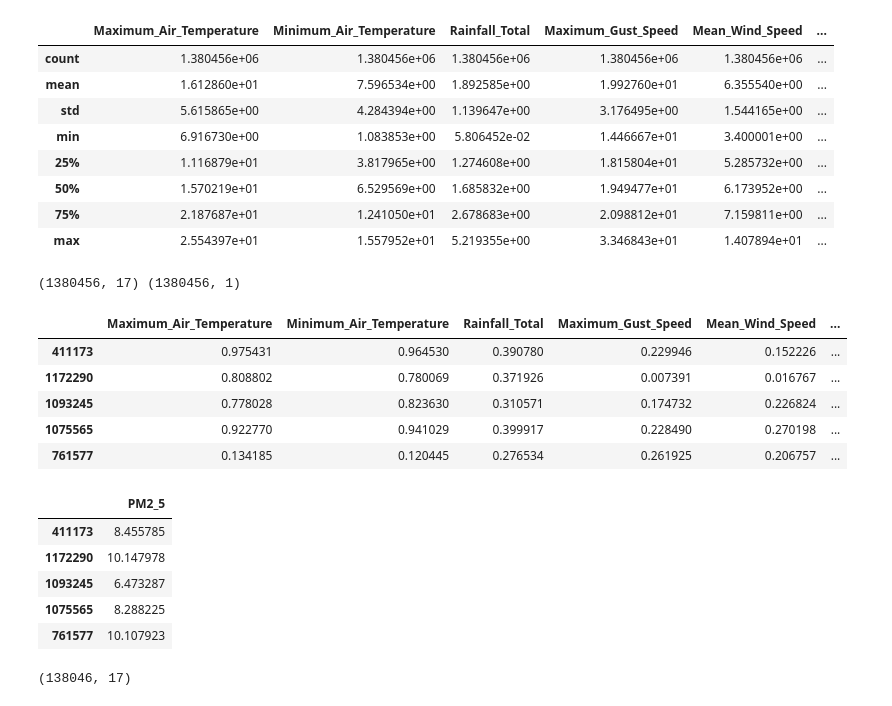
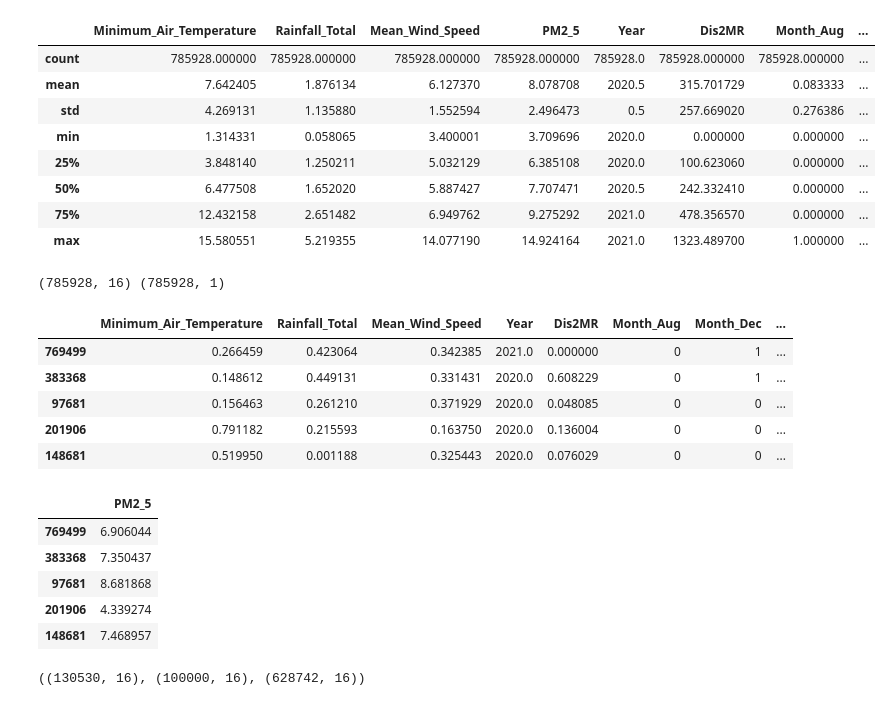
Before and after one commit to Amirbn73/Air-Pollution-Prediction-PM2.5, a Jupyter notebook: ANN_models.ipynb, the cells around one changed output. Drawn from its saved outputs; the diff is of its cells as text; code cells hidden in the pictures.

```diff
--- a/ANN_models.ipynb
+++ b/ANN_models.ipynb
@@ -124,5 +131,5 @@ class RBFLayer(Layer):
         base_config = super(RBFLayer, self).get_config()
         return dict(list(base_config.items()) + list(config.items()))
 # %%
-df = pd.read_csv('Final data.csv')
+dfTrain = pd.read_csv('trainData.csv')
 # %%
@@ -142,0 +159,2 @@ ds.head()
+# %%
+dfTrain.columns = dfTrain.columns.to_series().apply(lambda x: x.replace('Daily_', ''))
@@ -143,13 +163,13 @@ ds.head()
 # %%
 # Create dummy variables for the 'Month' column with drop_first=True
-df_dummies = pd.get_dummies(df['Month'], prefix='Month', drop_first=True)
+df_dummies = pd.get_dummies(dfTrain['Month'], prefix='Month', drop_first=True)
 
 # Concatenate the dummy variables with the original DataFrame
-df = pd.concat([df, df_dummies], axis=1)
+dfTrain = pd.concat([dfTrain, df_dummies], axis=1)
 
 # Drop the original 'Month' column since we now have dummy variables
-df = df.drop('Month', axis=1)
+dfTrain.drop('Month', axis=1, inplace = True)
 
-df.head()
+dfTrain.head()
 # %% [output]
 |  | Maximum_Air_Temperature | Minimum_Air_Temperature | Rainfall_Total | Maximum_Gust_Speed | Mean_Wind_Speed | ... |
@@ -179,2 +254,2 @@ ds.head()
 # %%
-# ds.drop(['Year', 'Month'], axis = 1, inplace = True)
+dfTrain.drop(['Maximum_Air_Temperature', 'Maximum_Gust_Speed'], axis = 1, inplace = True)
@@ -183,16 +260,16 @@ from sklearn.preprocessing import MinMaxScaler
 from sklearn.model_selection import KFold
 import keras
 # %%
-ds.describe()
+dfTrain.describe()
 # %% [output]
-|  | Maximum_Air_Temperature | Minimum_Air_Temperature | Rainfall_Total | Maximum_Gust_Speed | Mean_Wind_Speed | ... |
-| count | 1.380456e+06 | 1.380456e+06 | 1.380456e+06 | 1.380456e+06 | 1.380456e+06 | ... |
-| mean | 1.612860e+01 | 7.596534e+00 | 1.892585e+00 | 1.992760e+01 | 6.355540e+00 | ... |
-| std | 5.615865e+00 | 4.284394e+00 | 1.139647e+00 | 3.176495e+00 | 1.544165e+00 | ... |
-| min | 6.916730e+00 | 1.083853e+00 | 5.806452e-02 | 1.446667e+01 | 3.400001e+00 | ... |
-| 25% | 1.116879e+01 | 3.817965e+00 | 1.274608e+00 | 1.815804e+01 | 5.285732e+00 | ... |
-| 50% | 1.570219e+01 | 6.529569e+00 | 1.685832e+00 | 1.949477e+01 | 6.173952e+00 | ... |
-| 75% | 2.187687e+01 | 1.241050e+01 | 2.678683e+00 | 2.098812e+01 | 7.159811e+00 | ... |
-| max | 2.554397e+01 | 1.557952e+01 | 5.219355e+00 | 3.346843e+01 | 1.407894e+01 | ... |
+|  | Minimum_Air_Temperature | Rainfall_Total | Mean_Wind_Speed | PM2_5 | Year | Dis2MR | Month_Aug | ... |
+| count | 785928.000000 | 785928.000000 | 785928.000000 | 785928.000000 | 785928.0 | 785928.000000 | 785928.000000 | ... |
+| mean | 7.642405 | 1.876134 | 6.127370 | 8.078708 | 2020.5 | 315.701729 | 0.083333 | ... |
+| std | 4.269131 | 1.135880 | 1.552594 | 2.496473 | 0.5 | 257.669020 | 0.276386 | ... |
+| min | 1.314331 | 0.058065 | 3.400001 | 3.709696 | 2020.0 | 0.000000 | 0.000000 | ... |
+| 25% | 3.848140 | 1.250211 | 5.032129 | 6.385108 | 2020.0 | 100.623060 | 0.000000 | ... |
+| 50% | 6.477508 | 1.652020 | 5.887427 | 7.707471 | 2020.5 | 242.332410 | 0.000000 | ... |
+| 75% | 12.432158 | 2.651482 | 6.949762 | 9.275292 | 2021.0 | 478.356570 | 0.000000 | ... |
+| max | 15.580551 | 5.219355 | 14.077190 | 14.924164 | 2021.0 | 1323.489700 | 1.000000 | ... |
 # %%
 scaler = MinMaxScaler((0,1))
@@ -213,21 +299,21 @@ X_shuffled, y_shuffled = shuffle(X, y, random_state=42)
 # %%
-print(X_shuffled.shape,y_shuffled.shape)
-X_shuffled.head()
+print(XTrain_shuffled.shape,yTrain_shuffled.shape)
+XTrain_shuffled.head()
 # %% [output]
-(1380456, 17) (1380456, 1)
+(785928, 16) (785928, 1)
-|  | Maximum_Air_Temperature | Minimum_Air_Temperature | Rainfall_Total | Maximum_Gust_Speed | Mean_Wind_Speed | ... |
-| 411173 | 0.975431 | 0.964530 | 0.390780 | 0.229946 | 0.152226 | ... |
-| 1172290 | 0.808802 | 0.780069 | 0.371926 | 0.007391 | 0.016767 | ... |
-| 1093245 | 0.778028 | 0.823630 | 0.310571 | 0.174732 | 0.226824 | ... |
-| 1075565 | 0.922770 | 0.941029 | 0.399917 | 0.228490 | 0.270198 | ... |
-| 761577 | 0.134185 | 0.120445 | 0.276534 | 0.261925 | 0.206757 | ... |
+|  | Minimum_Air_Temperature | Rainfall_Total | Mean_Wind_Speed | Year | Dis2MR | Month_Aug | Month_Dec | ... |
+| 769499 | 0.266459 | 0.423064 | 0.342385 | 2021.0 | 0.000000 | 0 | 1 | ... |
+| 383368 | 0.148612 | 0.449131 | 0.331431 | 2020.0 | 0.608229 | 0 | 1 | ... |
+| 97681 | 0.156463 | 0.261210 | 0.371929 | 2020.0 | 0.048085 | 0 | 0 | ... |
+| 201906 | 0.791182 | 0.215593 | 0.163750 | 2020.0 | 0.136004 | 0 | 0 | ... |
+| 148681 | 0.519950 | 0.001188 | 0.325443 | 2020.0 | 0.076029 | 0 | 0 | ... |
 # %%
-y_shuffled.head()
+yTrain_shuffled.head()
 # %% [output]
 |  | PM2_5 |
-| 411173 | 8.455785 |
-| 1172290 | 10.147978 |
-| 1093245 | 6.473287 |
-| 1075565 | 8.288225 |
-| 761577 | 10.107923 |
+| 769499 | 6.906044 |
+| 383368 | 7.350437 |
+| 97681 | 8.681868 |
+| 201906 | 4.339274 |
+| 148681 | 7.468957 |
 # %%
@@ -235,4 +320,0 @@ X_tr, X_test, y_tr, y_test = train_test_split(X_shuffled, y_shuffled, test_size=
-# %%
-X_test.shape
-# %% [output]
-(138046, 17)
@@ -241,3 +334,7 @@ X_train, X_val, y_train, y_val = train_test_split(X_tr, y_tr, test_size=0.1, ran
+# %%
+X_Test.shape, X_Val.shape, X_tr.shape
+# %% [output]
+((130530, 16), (100000, 16), (628742, 16))
 # %%
 # kfold = KFold(n_splits = 1)
 histories = []
```
Also changed, not shown: parts of 52 cells of this notebook.
